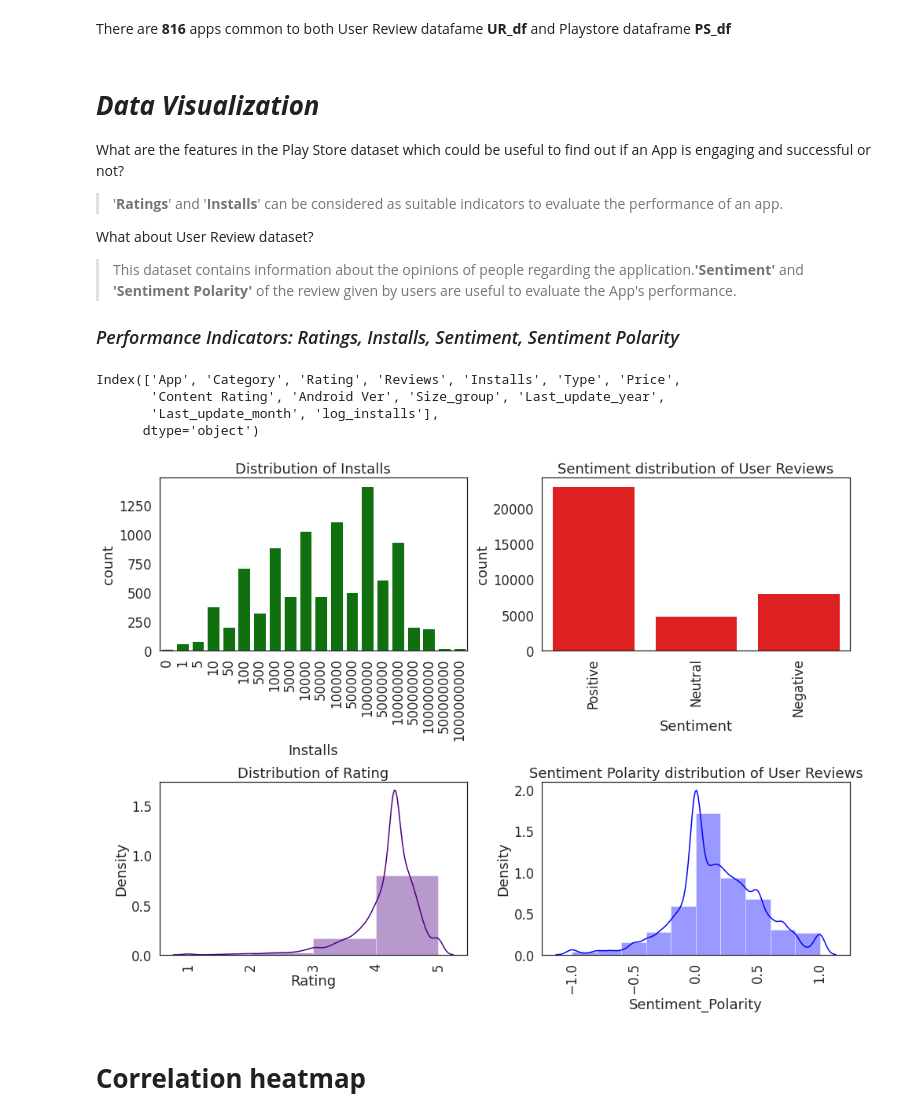
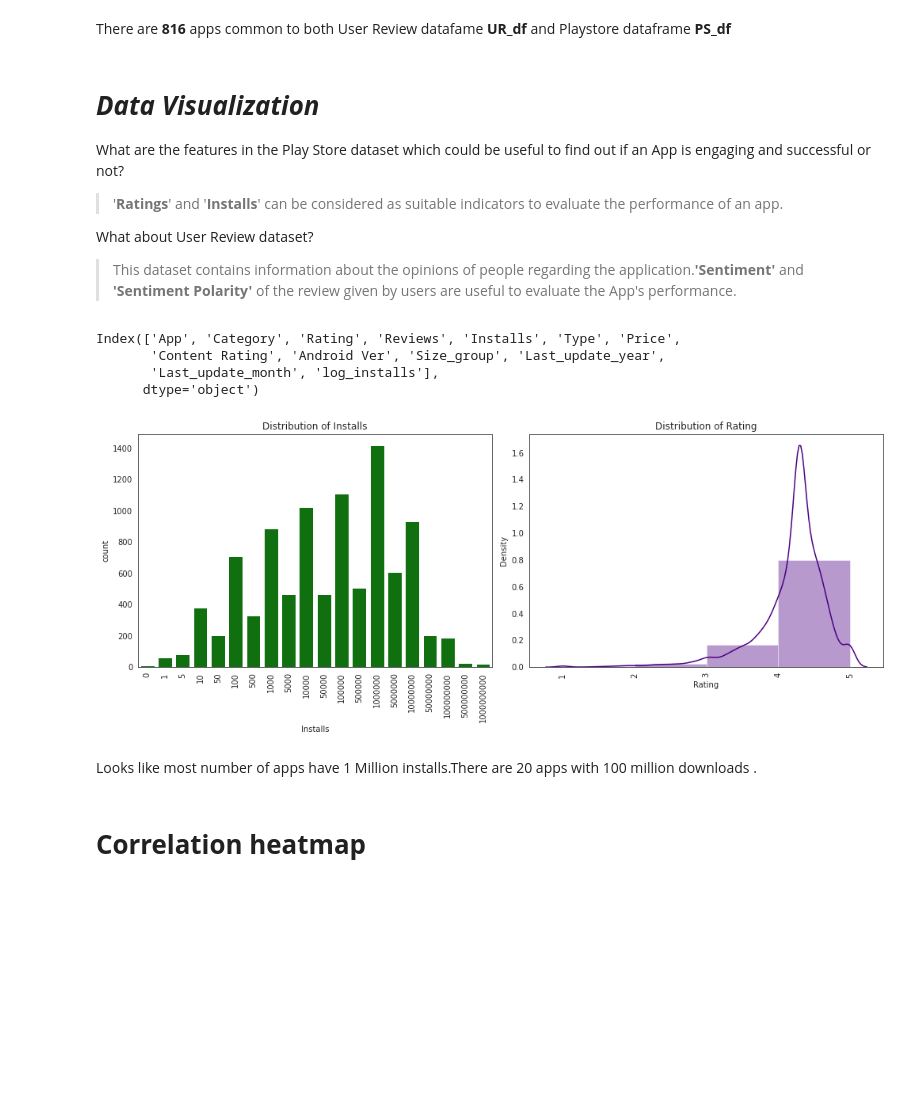
Before and after one commit to RadhikaRM/Playstore-Data-Analysis, a Jupyter notebook: PlayStore_EDA.ipynb, the cells around one changed output. Cells and saved outputs as stored; diff of their text form; code cells hidden in the pictures; blank space fills up the shorter version.

```diff
--- a/PlayStore_EDA.ipynb
+++ b/PlayStore_EDA.ipynb
@@ -250,6 +252,6 @@ PS_df['Rating'].fillna(value=rating_median, inplace = True)
-# %%
-#dropping null values in 'Android Ver' and 'Current Ver' columns
-PS_df = PS_df.dropna(subset= ["Current Ver","Android Ver"],how = "any")
+# %%
+#Taking the mode of the values in  'Android Ver' to impute inplace of  NaN values
+PS_df['Android Ver']=PS_df['Android Ver'].fillna(value=PS_df['Android Ver'].mode())
 # %%
 #check if the playstore dataframe has any null values to ensure that all modifications are in place
 PS_df.isnull().sum()
@@ -495,0 +506,7 @@ PS_df.drop(columns=['Genres','Current Ver','Last Updated','Size'],axis=1,inplace
+# %%
+
+# Apps whose Price is greater than or equal to 100
+
+apps_equal_or_above_100= PS_df[PS_df['Price'] > 99]
+apps_equal_or_above_100[['Category', 'App', 'Price','Installs']]
+#['Category',= 'App', 'Price','Installs']
@@ -496 +538,4 @@ PS_df.drop(columns=['Genres','Current Ver','Last Updated','Size'],axis=1,inplace
+# %%
+#Dropping rows with abnormally high prices
+PS_df.drop(apps_equal_or_above_100.index, inplace = True)
 # %%
@@ -713,8 +757,6 @@ What about User Review dataset?
 
 
 > This dataset contains information about the opinions of people regarding the application.**'Sentiment'** and **'Sentiment Polarity'** of the review given by users are useful to evaluate the App's performance.
-
-### *Performance Indicators: Ratings, Installs, Sentiment, Sentiment Polarity*
 # %%
 PS_df.columns
 # %% [output]
@@ -725,30 +767,32 @@ Index(['App', 'Category', 'Rating', 'Reviews', 'Installs', 'Type', 'Price',
 # %%
 #Distribution plots of Performance Indicators
 fig = plt.figure(figsize=(14,10))
 c=1
 
 plt.subplot(2,2,1)
 sns.countplot(PS_df['Installs'],color='green')
 plt.title('Distribution of Installs')
 plt.xticks(rotation=90)
 
+# plt.subplot(2,2,2)
+# sns.countplot(new_df_merged['Sentiment'],color='red')
+# plt.title('Sentiment distribution of User Reviews')
+# plt.xticks(rotation=90)
+
 plt.subplot(2,2,2)
-sns.countplot(new_df_merged['Sentiment'],color='red')
-plt.title('Sentiment distribution of User Reviews')
-plt.xticks(rotation=90)
-
-plt.subplot(2,2,3)
 sns.distplot(PS_df['Rating'],bins=4,color='indigo')
 plt.title('Distribution of Rating')
 plt.xticks(rotation=90)
 
-plt.subplot(2,2,4)
-sns.distplot(new_df_merged['Sentiment_Polarity'],bins=10,color='blue')
-plt.title('Sentiment Polarity distribution of User Reviews')
-plt.xticks(rotation=90)
+# plt.subplot(2,2,4)
+# sns.distplot(new_df_merged['Sentiment_Polarity'],bins=10,color='blue')
+# plt.title('Sentiment Polarity distribution of User Reviews')
+# plt.xticks(rotation=90)
 plt.tight_layout()
 # %% [output]
-[figure, old version]
+[figure, new version]
+# %% [markdown]
+Looks like most number of apps have 1 Million installs.There are 20 apps with 100 million downloads .
 # %% [markdown]
 # **Correlation heatmap**
 # %% [markdown]
```
Also changed, not shown: parts of 47 cells of this notebook.
